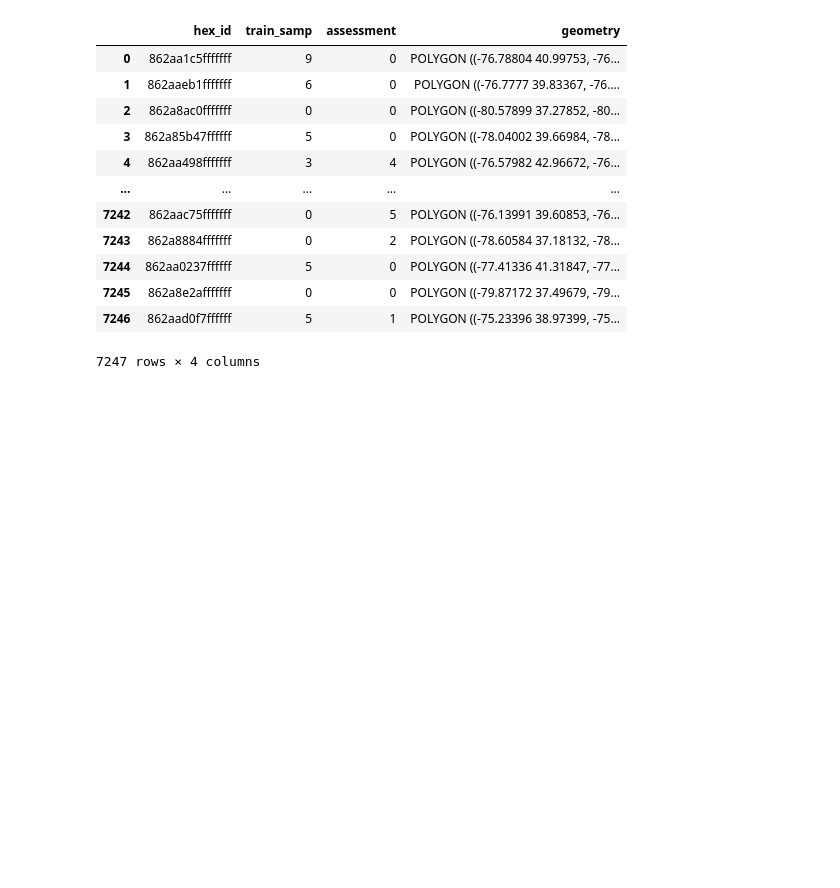
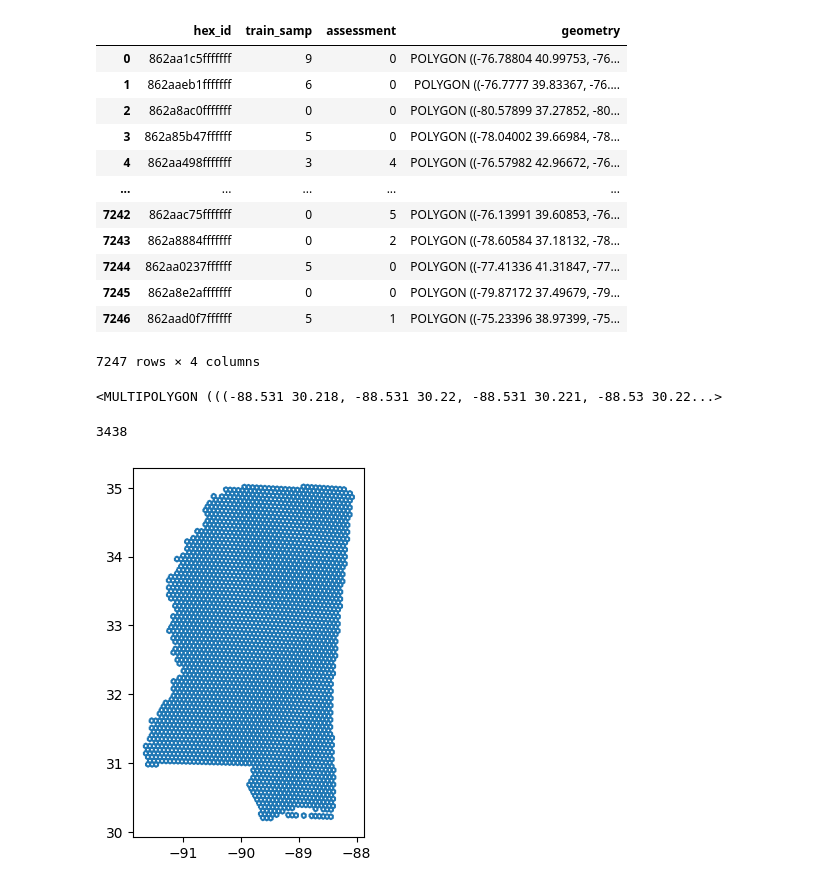
Before and after one commit to DakotaHester/s2flow, a Jupyter notebook: notebooks/h3_gen.ipynb, the cells around one changed output. Drawn from its saved outputs; the diff is of its cells as text; code cells hidden in the pictures; blank space fills up the shorter version.

```diff
--- a/notebooks/h3_gen.ipynb
+++ b/notebooks/h3_gen.ipynb
@@ -161,3 +160,38 @@ cpb_hex_2
 | 7245 | 862a8e2afffffff | 0 | 0 | POLYGON ((-79.87172 37.49679, -79... |
 | 7246 | 862aad0f7ffffff | 5 | 1 | POLYGON ((-75.23396 38.97399, -75... |
 7247 rows × 4 columns
+# %%
+# generate another one just for the state of Mississippi
+ms_gdf = gpd.read_file(r"Z:\dbcenter\dbgis\admin_usa\states\CONUS.shp")
+ms_gdf = ms_gdf[ms_gdf.NAME == "Mississippi"]
+ms_gdf
+ms_union_poly = unary_union(ms_gdf.to_crs(5070).buffer(2000).to_crs(4326).geometry)
+display(ms_union_poly)
+# Find the hexagons within the shape boundary using PolyFill
+hex_list=[]
+for n, g in enumerate(ms_union_poly.geoms):
+
+    h3_geom = h3.geo_to_h3shape(g)
+    hex_list.extend(h3.polygon_to_cells(h3_geom, 6))
+
+def swap_xy(x, y):
+    return y, x
+
+
+# Create hexagon data frame
+ms_hex = pd.DataFrame(hex_list,columns=["hex_id"])
+# Create hexagon geometry and GeoDataFrame
+ms_hex['geometry'] = [Polygon(h3.cell_to_boundary(x)) for x in ms_hex["hex_id"]]
+ms_hex = gpd.GeoDataFrame(ms_hex, crs="EPSG:4326")
+ms_hex['geometry'] = ms_hex['geometry'].map(lambda poly: shapely.ops.transform(swap_xy, poly))
+print(len(ms_hex))
+ms_hex.boundary.plot()
+plt.show()
+
+out_dir = r'C:\Users\dh2306\Desktop\MS_H3_res6'
+os.makedirs(out_dir, exist_ok=True)
+ms_hex.to_file(os.path.join(out_dir, 'ms_h3_res6.shp'))
+# %% [output]
+<MULTIPOLYGON (((-88.531 30.218, -88.531 30.22, -88.531 30.221, -88.53 30.22...>
+3438
+[figure, added]
```
Also changed, not shown: parts of 1 cell of this notebook, 5 other files.
